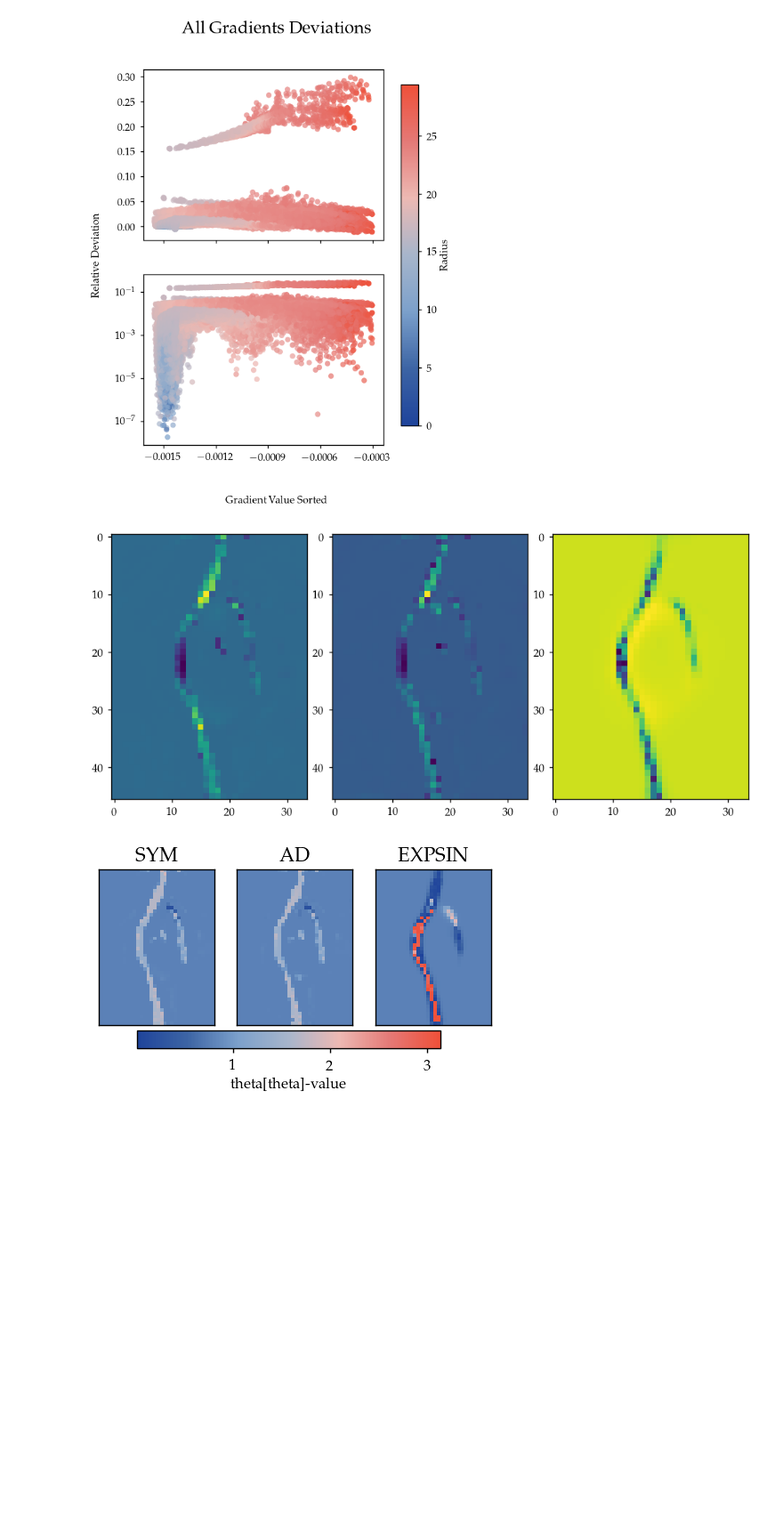
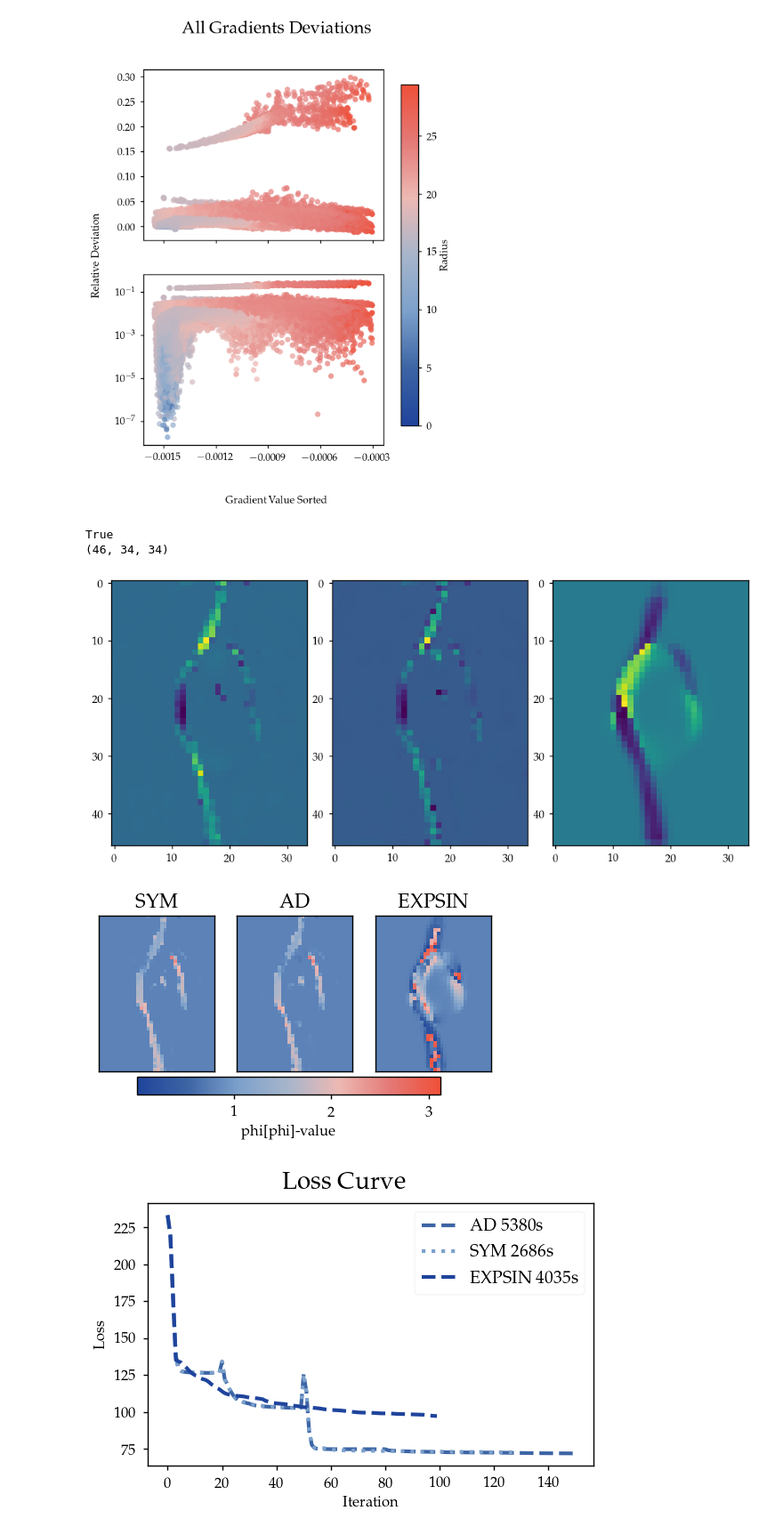
Before and after one commit to RubenDragland/XRD_CT, a Jupyter notebook: Results/data_analysis.ipynb, the cells around one changed output. Shown: that part at 89% size. Saved outputs shown, nothing was run; the diff lists cells and outputs as text; code cells hidden in the pictures; blank space fills up the shorter version.

```diff
--- a/Results/data_analysis.ipynb
+++ b/Results/data_analysis.ipynb
@@ -179,7 +259,7 @@ ck_symbolic_path = r"C:\Users\Bruker\OneDrive\Dokumenter\NTNU\XRD_CT\Results\the
 ck_symbolic = SH_Reconstruction(ck_symbolic_path, dataset=False)
 ck_AD_path = r"C:\Users\Bruker\OneDrive\Dokumenter\NTNU\XRD_CT\Results\thesis_res\result_SASTT_carbon_knot_aligned_ASTRA_corrected_q17-40_all_again_AD_python.mat"
 ck_AD = SH_Reconstruction(ck_AD_path, dataset=False)
-ck_EXPSIN_path = r"C:\Users\Bruker\OneDrive\Dokumenter\NTNU\XRD_CT\Results\thesis_res\result_SASTT_carbon_knot_aligned_ASTRA_corrected_q17-40_all_again_EXPSIN_AD_python.mat"
+ck_EXPSIN_path = r"C:\Users\Bruker\OneDrive\Dokumenter\NTNU\XRD_CT\Results\thesis_res\result_SASTT_carbon_knot_aligned_ASTRA_corrected_q17-40_all_again_EXPSIN_AD_python_correct.mat"
 ck_EXPSIN = EXPSIN_Reconstruction(ck_EXPSIN_path, dataset=False)
 # %%
 key = 'a6'
@@ -190,28 +270,44 @@ try:
     axs[2].imshow(ck_EXPSIN['B'][:,:,17])
 except:
     pass
+
+print( np.all(ck_symbolic.mask == 1))
+print( ck_AD.mask.shape)
 # %% [output]
+True
+(46, 34, 34)
-[figure, old version]
+[figure, new version]
 # %%
 slice_y = (0, 46)
 slice_x = (0, 34)
 slice_z = (17, 18)
-key_SH = 'a6'
-key_EXPSIN = 'B'
+key_SH = 'phi'
+key_EXPSIN = 'phi'
 plot_slices(
     ck_symbolic,
     ck_AD,
     ck_EXPSIN,
     key_SH,
     key_EXPSIN,
     (slice_y, slice_x, slice_z),
     shape="horizontal",
     save=False,
     save_name="ck_slices",
     size_fraction=0,
 )
+
+carbon_convergence = {'AD': [ck_AD.loss_curve, ck_AD.tot_time], 'SYM': [ck_symbolic.loss_curve, ck_symbolic.tot_time] , 'EXPSIN': [ck_EXPSIN.loss_curve, ck_EXPSIN.tot_time]}
+
+plot_loss_curves(
+    carbon_convergence,
+    save = True,
+    save_name = "Loss_curve_carbon",
+    logcurve = False,
+    yloglim = (1e1, 1e3),
+)
 # %% [output]
-[figure, old version]
+[figure, new version]
+[figure, added]
 # %%
 Dummy_path = r"C:\Users\Bruker\OneDrive\Dokumenter\NTNU\XRD_CT\Data Sets\Dummy_periodic_filter1_37cube_8off_0align.mat"
 Dummy_1f37c8o = SH_Reconstruction(Dummy_path, dataset=True)
```
Also changed, not shown: parts of 5 cells of this notebook.
